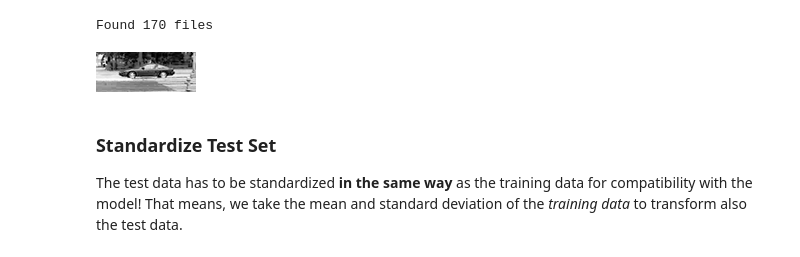
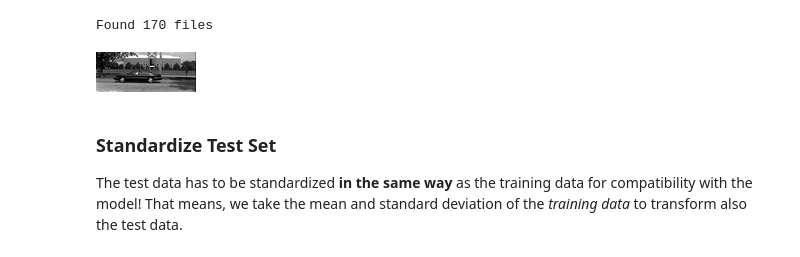
Before and after one commit to tuwien-musicir/DeepLearning_Tutorial, a Jupyter notebook: Car_recognition.ipynb, the cells around one changed output. Saved outputs shown, nothing was run; the diff lists cells and outputs as text; code cells hidden in the pictures.

```diff
--- a/Car_recognition.ipynb
+++ b/Car_recognition.ipynb
@@ -263,10 +267,10 @@ for filename in files:
         test_images.append(np.array(img_resized))
         #print img.size, img_resized.size
 # %%
-i=3
+i=4
 Image.fromarray(test_images[i])
 # %% [output]
-[figure, old version]
+[figure, new version]
 # %%
 # make 1 big array again from list
 test_images = np.array(test_images)
```
Also changed, not shown: parts of 22 cells of this notebook.
